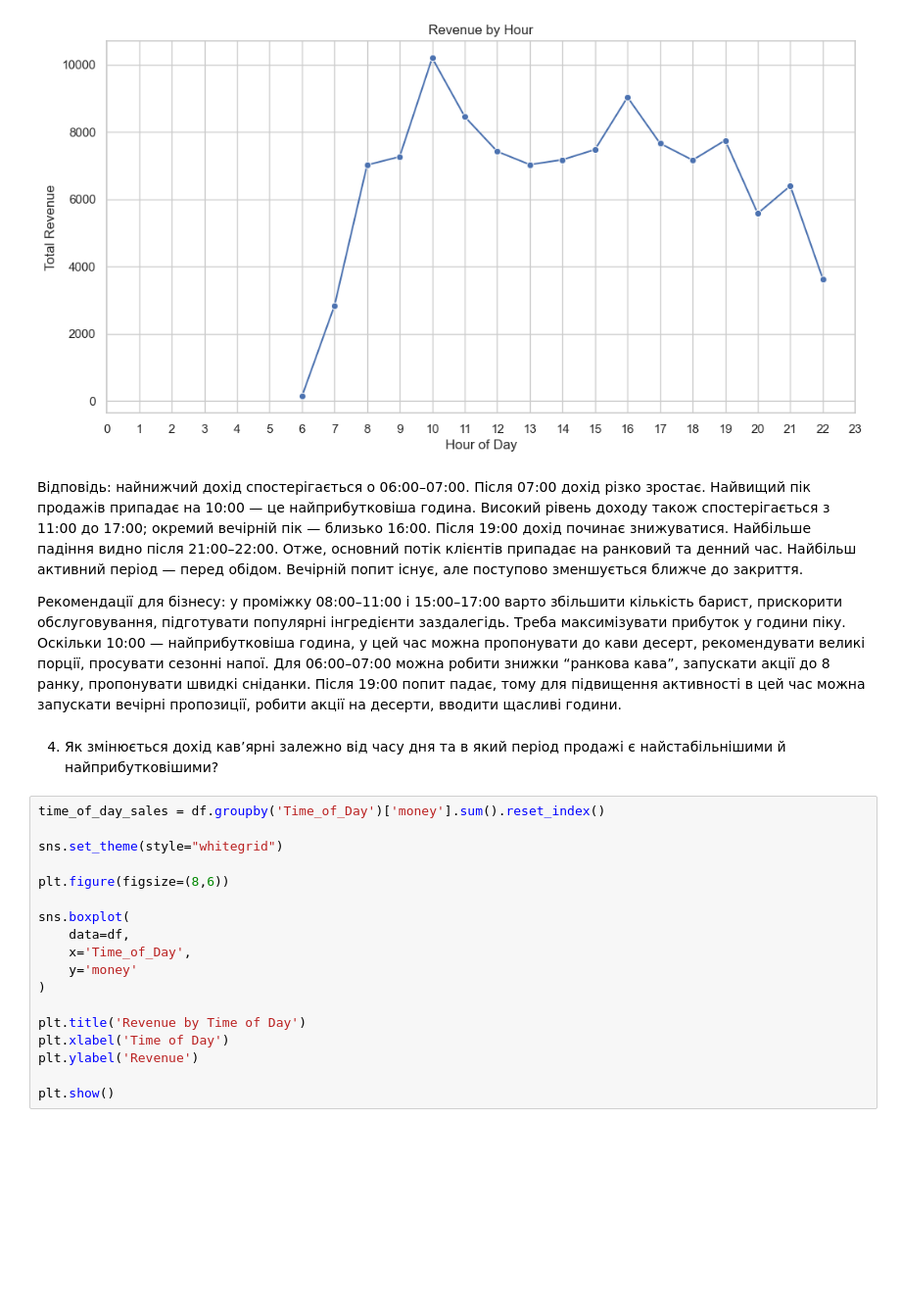
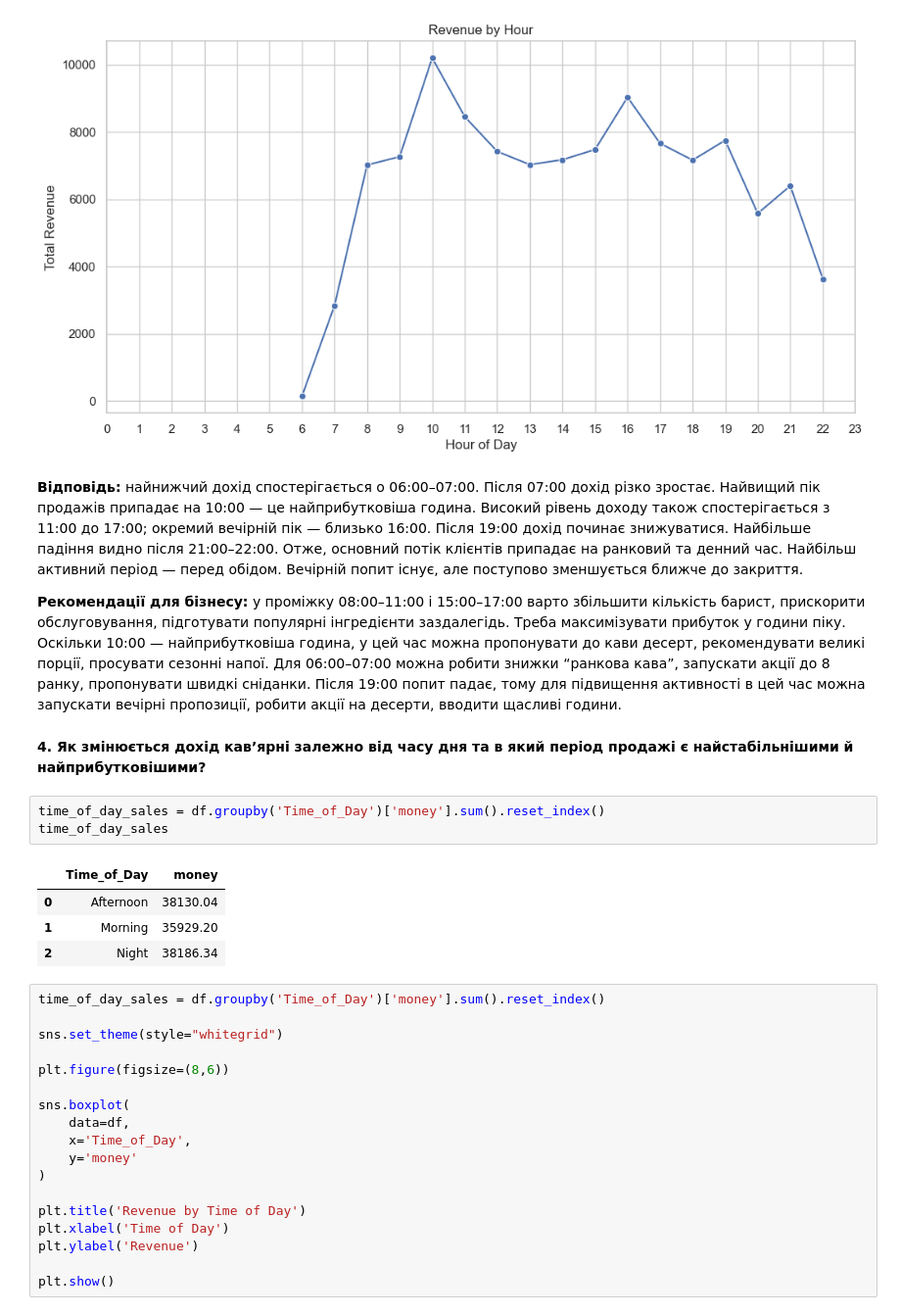
Before and after one commit to inna1999-pl/MainProject, a Jupyter notebook: coffee_project.ipynb, the cells around one changed output. Shown at 98% size. Saved outputs shown, nothing was run; the diff lists cells and outputs as text; blank space fills up the shorter version.

```diff
--- a/coffee_project.ipynb
+++ b/coffee_project.ipynb
@@ -193,11 +223,19 @@ plt.show()
 # %% [output]
 [figure]
 # %% [markdown]
-Відповідь: найнижчий дохід спостерігається о 06:00–07:00. Після 07:00 дохід різко зростає. Найвищий пік продажів припадає на 10:00 — це найприбутковіша година. Високий рівень доходу також спостерігається з 11:00 до 17:00; окремий вечірній пік — близько 16:00. Після 19:00 дохід починає знижуватися. Найбільше падіння видно після 21:00–22:00. Отже, основний потік клієнтів припадає на ранковий та денний час. Найбільш активний період — перед обідом. Вечірній попит існує, але поступово зменшується ближче до закриття.
+**Відповідь:** найнижчий дохід спостерігається о 06:00–07:00. Після 07:00 дохід різко зростає. Найвищий пік продажів припадає на 10:00 — це найприбутковіша година. Високий рівень доходу також спостерігається з 11:00 до 17:00; окремий вечірній пік — близько 16:00. Після 19:00 дохід починає знижуватися. Найбільше падіння видно після 21:00–22:00. Отже, основний потік клієнтів припадає на ранковий та денний час. Найбільш активний період — перед обідом. Вечірній попит існує, але поступово зменшується ближче до закриття.
 
-Рекомендації для бізнесу: у проміжку 08:00–11:00 і 15:00–17:00 варто збільшити кількість барист, прискорити обслуговування, підготувати популярні інгредієнти заздалегідь. Треба максимізувати прибуток у години піку. Оскільки 10:00 — найприбутковіша година, у цей час можна пропонувати до кави десерт, рекомендувати великі порції, просувати сезонні напої. Для 06:00–07:00 можна робити знижки “ранкова кава”, запускати акції до 8 ранку, пропонувати швидкі сніданки. Після 19:00 попит падає, тому для підвищення активності в цей час можна запускати вечірні пропозиції, робити акції на десерти, вводити щасливі години.
+**Рекомендації для бізнесу:** у проміжку 08:00–11:00 і 15:00–17:00 варто збільшити кількість барист, прискорити обслуговування, підготувати популярні інгредієнти заздалегідь. Треба максимізувати прибуток у години піку. Оскільки 10:00 — найприбутковіша година, у цей час можна пропонувати до кави десерт, рекомендувати великі порції, просувати сезонні напої. Для 06:00–07:00 можна робити знижки “ранкова кава”, запускати акції до 8 ранку, пропонувати швидкі сніданки. Після 19:00 попит падає, тому для підвищення активності в цей час можна запускати вечірні пропозиції, робити акції на десерти, вводити щасливі години.
 # %% [markdown]
-4. Як змінюється дохід кав’ярні залежно від часу дня та в який період продажі є найстабільнішими й найприбутковішими?
+**4. Як змінюється дохід кав’ярні залежно від часу дня та в який період продажі є найстабільнішими й найприбутковішими?**
+# %%
+time_of_day_sales = df.groupby('Time_of_Day')['money'].sum().reset_index()
+time_of_day_sales
+# %% [output]
+|  | Time_of_Day | money |
+| 0 | Afternoon | 38130.04 |
+| 1 | Morning | 35929.20 |
+| 2 | Night | 38186.34 |
 # %%
 time_of_day_sales = df.groupby('Time_of_Day')['money'].sum().reset_index()
 
```
Also changed, not shown: parts of 42 cells of this notebook.
